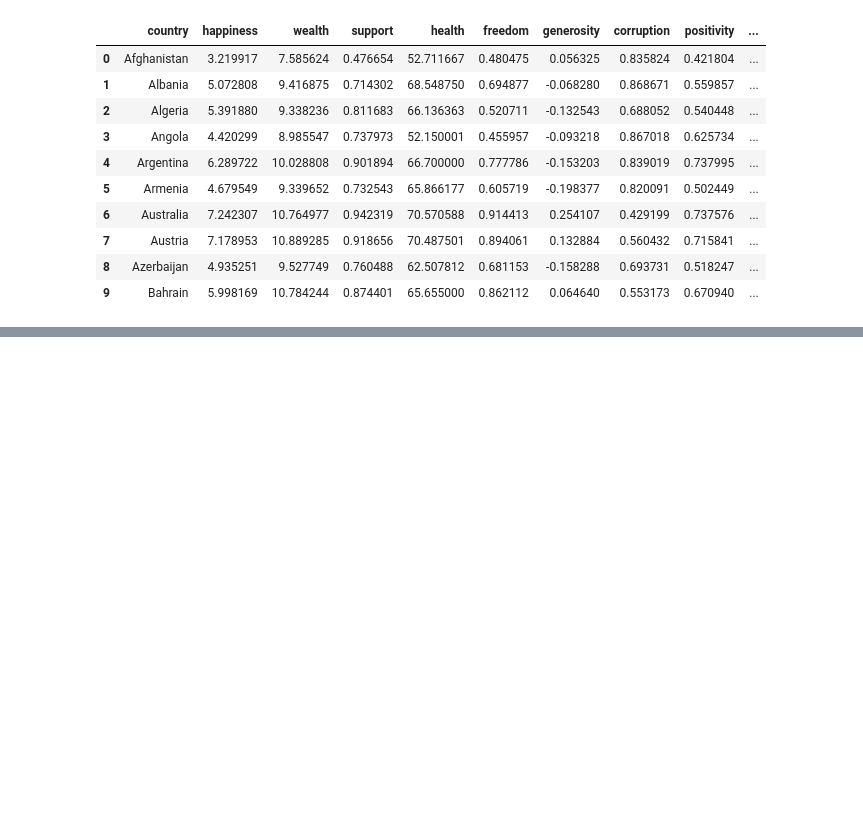
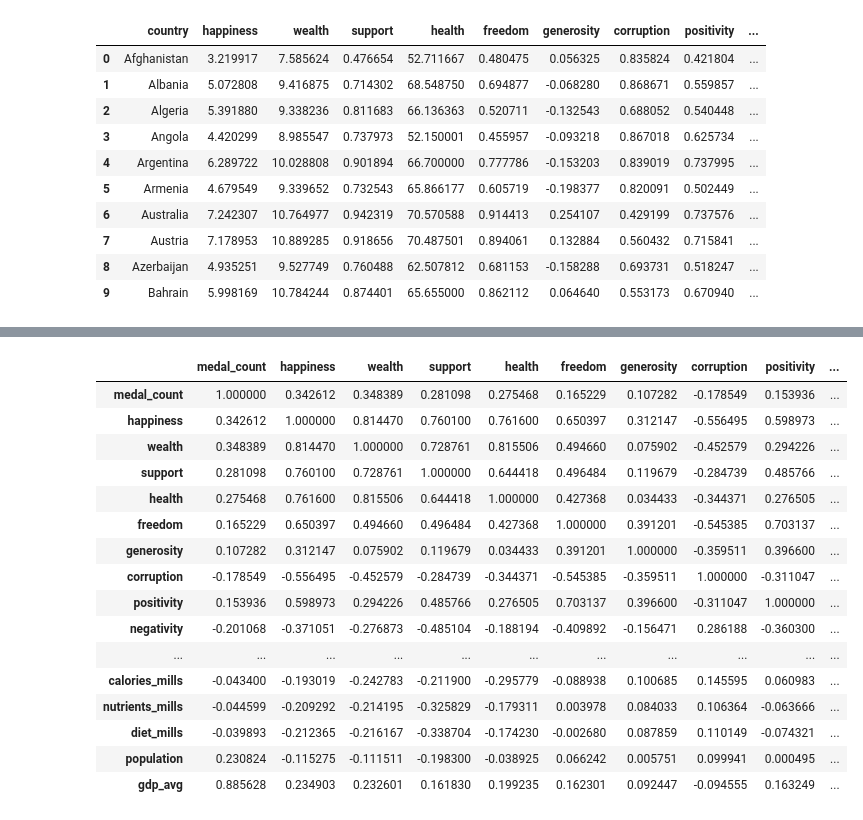
Before and after one commit to JimGile/group3-project1, a Jupyter notebook: src/jg_merge_datasets.ipynb, the cells around one changed output, grey strips where cells are left out. Saved outputs shown, nothing was run; the diff lists cells and outputs as text; code cells hidden in the pictures; blank space fills up the shorter version.

```diff
--- a/src/jg_merge_datasets.ipynb
+++ b/src/jg_merge_datasets.ipynb
@@ -257,0 +294,6 @@ ValueError: could not convert string to float: '..'
+# %%
+# df_gdp_avg
+df_merged_medal_hap_nut_gdp = df_merged_medal_hap_nut.merge(right=df_gdp_avg, how='left',
+                             left_on='country_name', right_on='country_name')
+df_merged_medal_hap_nut_gdp.reset_index(drop=True, inplace=True)
+df_merged_medal_hap_nut_gdp.head()
@@ -257,0 +307,3 @@ ValueError: could not convert string to float: '..'
+# %%
+# Set country name as index
+df_merged_medal_hap_nut_gdp = df_merged_medal_hap_nut_gdp.set_index('country_name')
@@ -257,0 +325,21 @@ ValueError: could not convert string to float: '..'
+# %%
+# Check correlations between columns
+df_merged_medal_hap_nut_gdp.corr()
+# %% [output]
+|  | medal_count | happiness | wealth | support | health | freedom | generosity | corruption | positivity | ... |
+| medal_count | 1.000000 | 0.342612 | 0.348389 | 0.281098 | 0.275468 | 0.165229 | 0.107282 | -0.178549 | 0.153936 | ... |
+| happiness | 0.342612 | 1.000000 | 0.814470 | 0.760100 | 0.761600 | 0.650397 | 0.312147 | -0.556495 | 0.598973 | ... |
+| wealth | 0.348389 | 0.814470 | 1.000000 | 0.728761 | 0.815506 | 0.494660 | 0.075902 | -0.452579 | 0.294226 | ... |
+| support | 0.281098 | 0.760100 | 0.728761 | 1.000000 | 0.644418 | 0.496484 | 0.119679 | -0.284739 | 0.485766 | ... |
+| health | 0.275468 | 0.761600 | 0.815506 | 0.644418 | 1.000000 | 0.427368 | 0.034433 | -0.344371 | 0.276505 | ... |
+| freedom | 0.165229 | 0.650397 | 0.494660 | 0.496484 | 0.427368 | 1.000000 | 0.391201 | -0.545385 | 0.703137 | ... |
+| generosity | 0.107282 | 0.312147 | 0.075902 | 0.119679 | 0.034433 | 0.391201 | 1.000000 | -0.359511 | 0.396600 | ... |
+| corruption | -0.178549 | -0.556495 | -0.452579 | -0.284739 | -0.344371 | -0.545385 | -0.359511 | 1.000000 | -0.311047 | ... |
+| positivity | 0.153936 | 0.598973 | 0.294226 | 0.485766 | 0.276505 | 0.703137 | 0.396600 | -0.311047 | 1.000000 | ... |
+| negativity | -0.201068 | -0.371051 | -0.276873 | -0.485104 | -0.188194 | -0.409892 | -0.156471 | 0.286188 | -0.360300 | ... |
+| ... | ... | ... | ... | ... | ... | ... | ... | ... | ... | ... |
+| calories_mills | -0.043400 | -0.193019 | -0.242783 | -0.211900 | -0.295779 | -0.088938 | 0.100685 | 0.145595 | 0.060983 | ... |
+| nutrients_mills | -0.044599 | -0.209292 | -0.214195 | -0.325829 | -0.179311 | 0.003978 | 0.084033 | 0.106364 | -0.063666 | ... |
+| diet_mills | -0.039893 | -0.212365 | -0.216167 | -0.338704 | -0.174230 | -0.002680 | 0.087859 | 0.110149 | -0.074321 | ... |
+| population | 0.230824 | -0.115275 | -0.111511 | -0.198300 | -0.038925 | 0.066242 | 0.005751 | 0.099941 | 0.000495 | ... |
+| gdp_avg | 0.885628 | 0.234903 | 0.232601 | 0.161830 | 0.199235 | 0.162301 | 0.092447 | -0.094555 | 0.163249 | ... |
```
Also changed, not shown: parts of 18 cells of this notebook, 13 other files.
